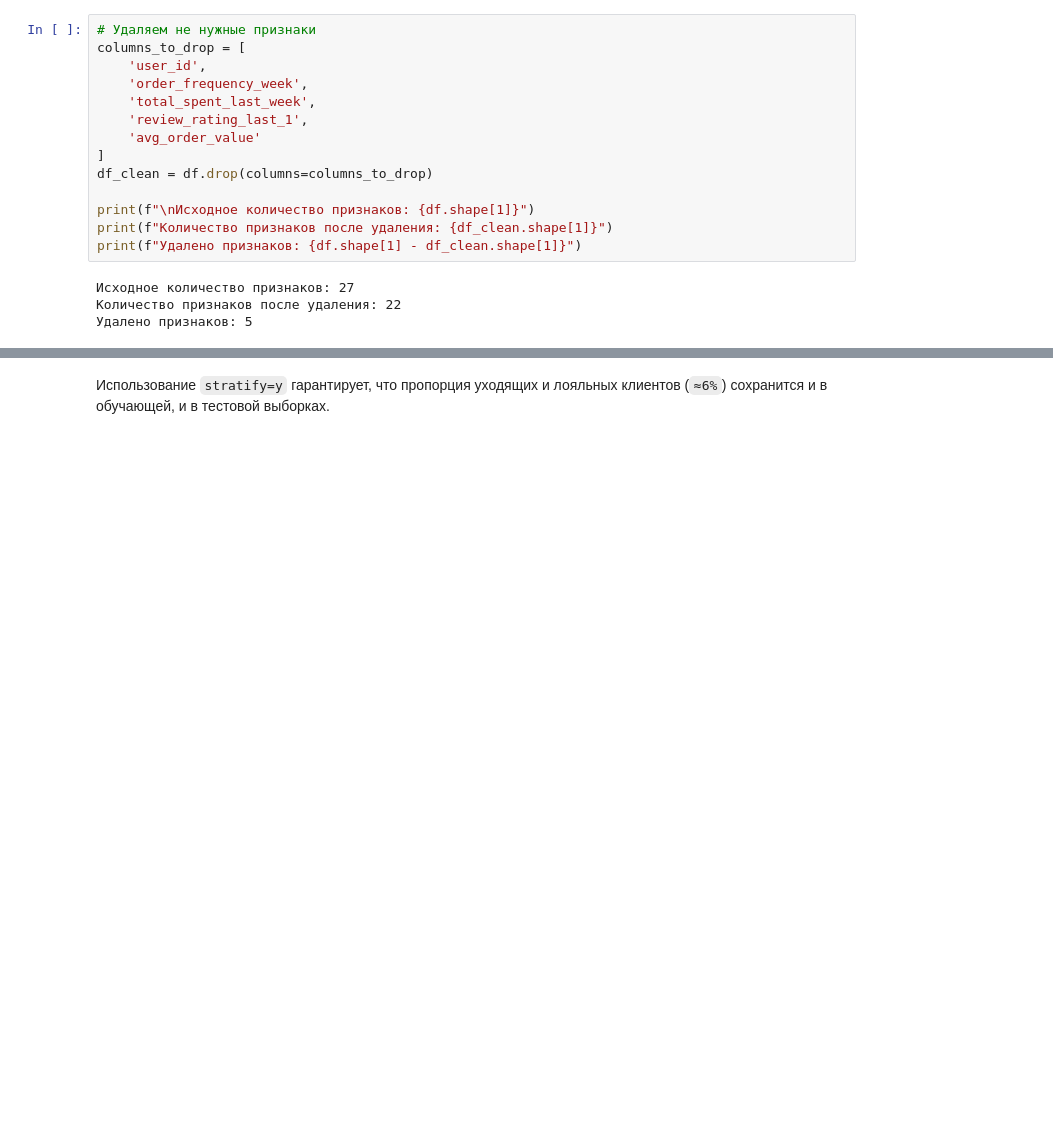
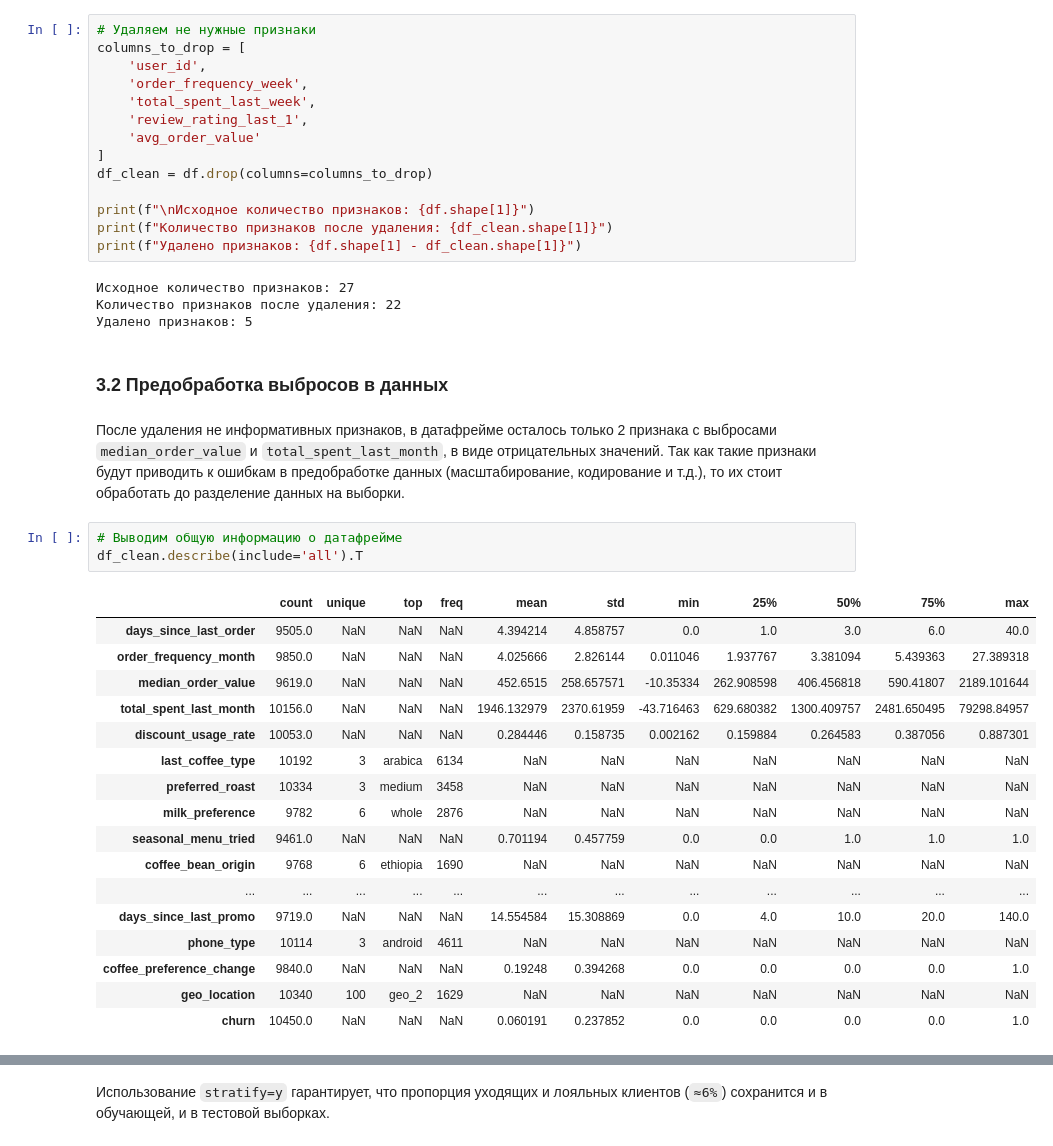
Before and after one commit to MEYakunin/Sprint11_Customer_Churn_Forecast, a Jupyter notebook: Sprint11_Coffee_Delivery_Churn_Binary_Classification_Yakunin_Mikle.ipynb, the cells around one changed output, grey strips where cells are left out. Saved outputs shown, nothing was run; the diff lists cells and outputs as text; blank space fills up the shorter version.

Commit message:
Churn_Binary_Classification - Этап 3_готово

```diff
--- a/Sprint11_Coffee_Delivery_Churn_Binary_Classification_Yakunin_Mikle.ipynb
+++ b/Sprint11_Coffee_Delivery_Churn_Binary_Classification_Yakunin_Mikle.ipynb
@@ -277,3 +275,28 @@ print(f"Удалено признаков: {df.shape[1] - df_clean.shape[1]}")
 Исходное количество признаков: 27
 Количество признаков после удаления: 22
 Удалено признаков: 5
+# %% [markdown]
+### 3.2 Предобработка выбросов в данных
+# %% [markdown]
+После удаления не информативных признаков, в датафрейме осталось только 2 признака с выбросами `median_order_value` и `total_spent_last_month`, в виде отрицательных значений. Так как такие признаки будут приводить к ошибкам в предобработке данных (масштабирование, кодирование и т.д.), то их стоит обработать до разделение данных на выборки.
+# %%
+# Выводим общую информацию о датафрейме
+df_clean.describe(include='all').T
+# %% [output]
+|  | count | unique | top | freq | mean | std | min | 25% | 50% | 75% | max |
+| days_since_last_order | 9505.0 | NaN | NaN | NaN | 4.394214 | 4.858757 | 0.0 | 1.0 | 3.0 | 6.0 | 40.0 |
+| order_frequency_month | 9850.0 | NaN | NaN | NaN | 4.025666 | 2.826144 | 0.011046 | 1.937767 | 3.381094 | 5.439363 | 27.389318 |
+| median_order_value | 9619.0 | NaN | NaN | NaN | 452.6515 | 258.657571 | -10.35334 | 262.908598 | 406.456818 | 590.41807 | 2189.101644 |
+| total_spent_last_month | 10156.0 | NaN | NaN | NaN | 1946.132979 | 2370.61959 | -43.716463 | 629.680382 | 1300.409757 | 2481.650495 | 79298.84957 |
+| discount_usage_rate | 10053.0 | NaN | NaN | NaN | 0.284446 | 0.158735 | 0.002162 | 0.159884 | 0.264583 | 0.387056 | 0.887301 |
+| last_coffee_type | 10192 | 3 | arabica | 6134 | NaN | NaN | NaN | NaN | NaN | NaN | NaN |
+| preferred_roast | 10334 | 3 | medium | 3458 | NaN | NaN | NaN | NaN | NaN | NaN | NaN |
+| milk_preference | 9782 | 6 | whole | 2876 | NaN | NaN | NaN | NaN | NaN | NaN | NaN |
+| seasonal_menu_tried | 9461.0 | NaN | NaN | NaN | 0.701194 | 0.457759 | 0.0 | 0.0 | 1.0 | 1.0 | 1.0 |
+| coffee_bean_origin | 9768 | 6 | ethiopia | 1690 | NaN | NaN | NaN | NaN | NaN | NaN | NaN |
+| ... | ... | ... | ... | ... | ... | ... | ... | ... | ... | ... | ... |
+| days_since_last_promo | 9719.0 | NaN | NaN | NaN | 14.554584 | 15.308869 | 0.0 | 4.0 | 10.0 | 20.0 | 140.0 |
+| phone_type | 10114 | 3 | android | 4611 | NaN | NaN | NaN | NaN | NaN | NaN | NaN |
+| coffee_preference_change | 9840.0 | NaN | NaN | NaN | 0.19248 | 0.394268 | 0.0 | 0.0 | 0.0 | 0.0 | 1.0 |
+| geo_location | 10340 | 100 | geo_2 | 1629 | NaN | NaN | NaN | NaN | NaN | NaN | NaN |
+| churn | 10450.0 | NaN | NaN | NaN | 0.060191 | 0.237852 | 0.0 | 0.0 | 0.0 | 0.0 | 1.0 |
```
Also changed, not shown: parts of 12 cells of this notebook.
